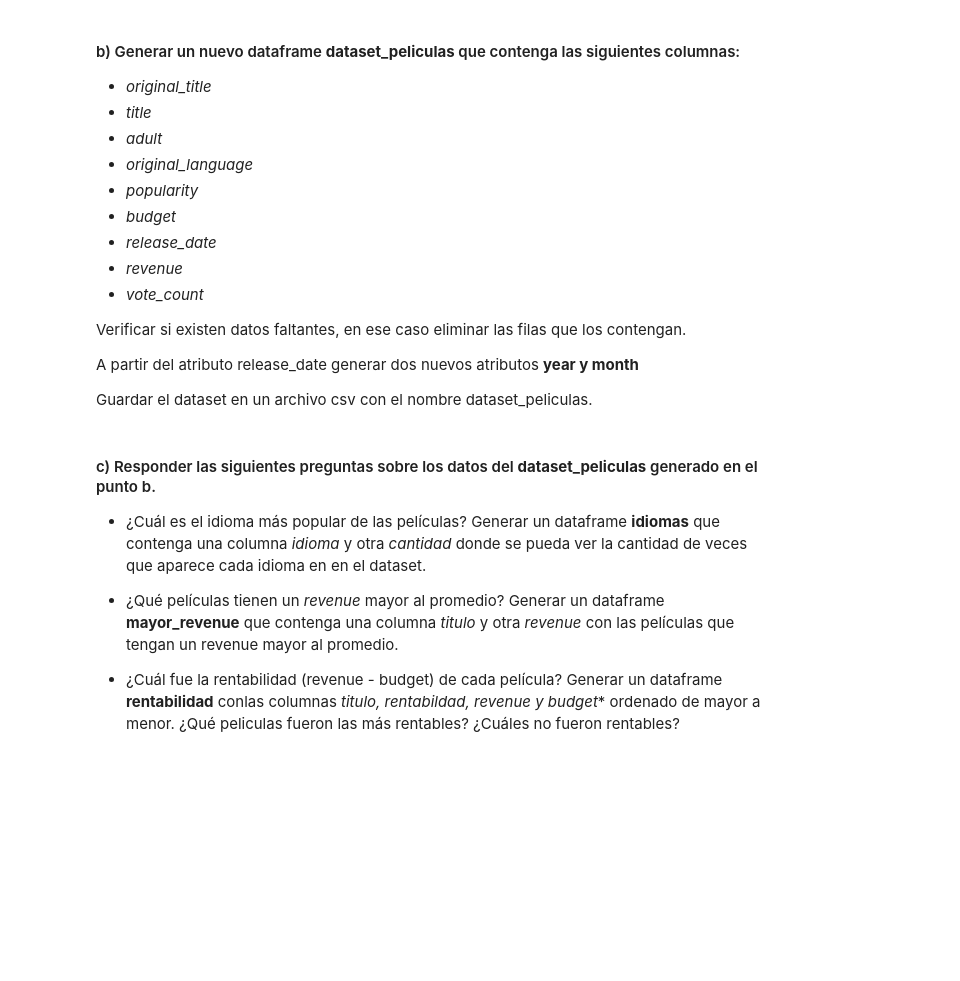
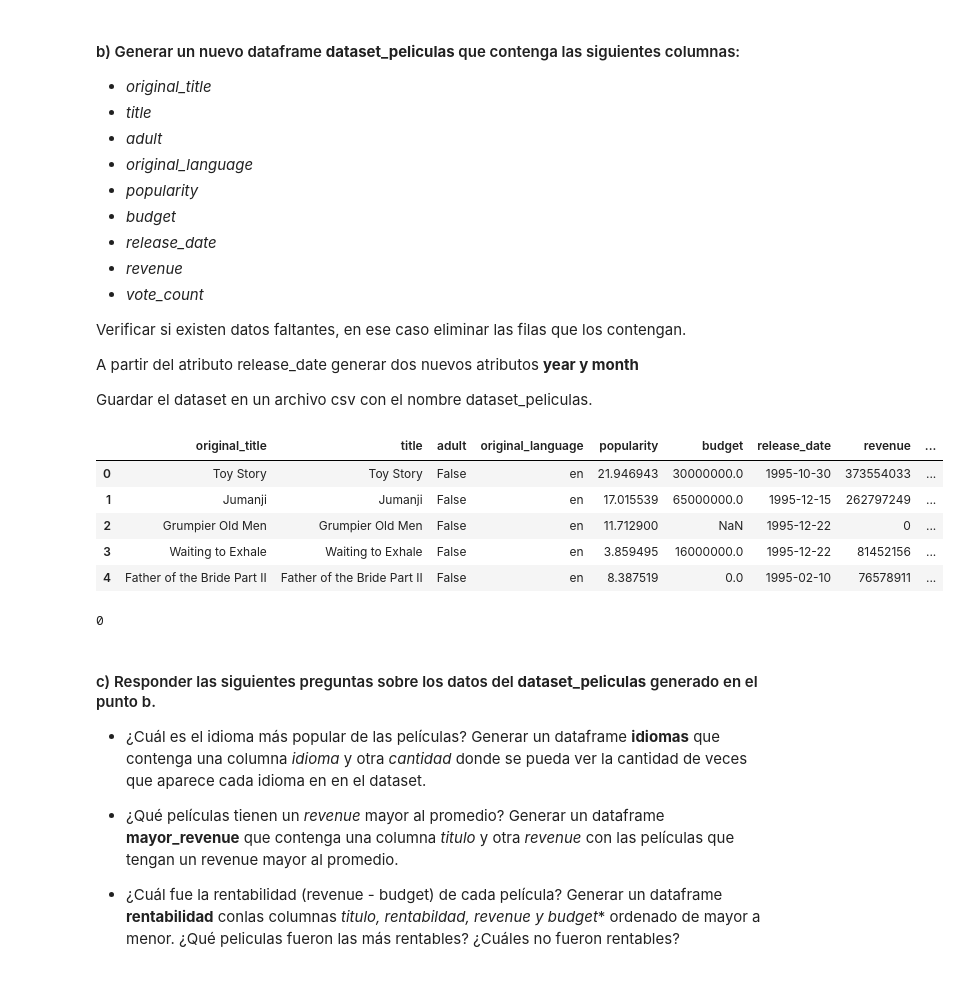
Before and after one commit to Fanusaez/Organizacion-de-Datos, a Jupyter notebook: Pandas/Pandas_ejercicios.ipynb, the cells around one changed output. Drawn from its saved outputs; the diff is of its cells as text; code cells hidden in the pictures; blank space fills up the shorter version.

```diff
--- a/Pandas/Pandas_ejercicios.ipynb
+++ b/Pandas/Pandas_ejercicios.ipynb
@@ -175,3 +287,21 @@ Verificar si existen datos faltantes, en ese caso eliminar las filas que los con
 A partir del atributo release_date generar dos nuevos atributos **year y month**
 
 Guardar el dataset en un archivo csv con el nombre dataset_peliculas.
+# %%
+
+ds_peliculas = ds_pelis.copy()
+ds_peliculas = ds_peliculas[["original_title", "title", "adult", "original_language", "popularity", "budget", "release_date", "revenue", "vote_count"]]
+ds_peliculas.head()
+# %% [output]
+|  | original_title | title | adult | original_language | popularity | budget | release_date | revenue | ... |
+| 0 | Toy Story | Toy Story | False | en | 21.946943 | 30000000.0 | 1995-10-30 | 373554033 | ... |
+| 1 | Jumanji | Jumanji | False | en | 17.015539 | 65000000.0 | 1995-12-15 | 262797249 | ... |
+| 2 | Grumpier Old Men | Grumpier Old Men | False | en | 11.712900 | NaN | 1995-12-22 | 0 | ... |
+| 3 | Waiting to Exhale | Waiting to Exhale | False | en | 3.859495 | 16000000.0 | 1995-12-22 | 81452156 | ... |
+| 4 | Father of the Bride Part II | Father of the Bride Part II | False | en | 8.387519 | 0.0 | 1995-02-10 | 76578911 | ... |
+# %%
+
+ds_peliculas.dropna(inplace = True)
+ds_peliculas.isna().sum().sum()
+# %% [output]
+0
```
Also changed, not shown: parts of 22 cells of this notebook.
